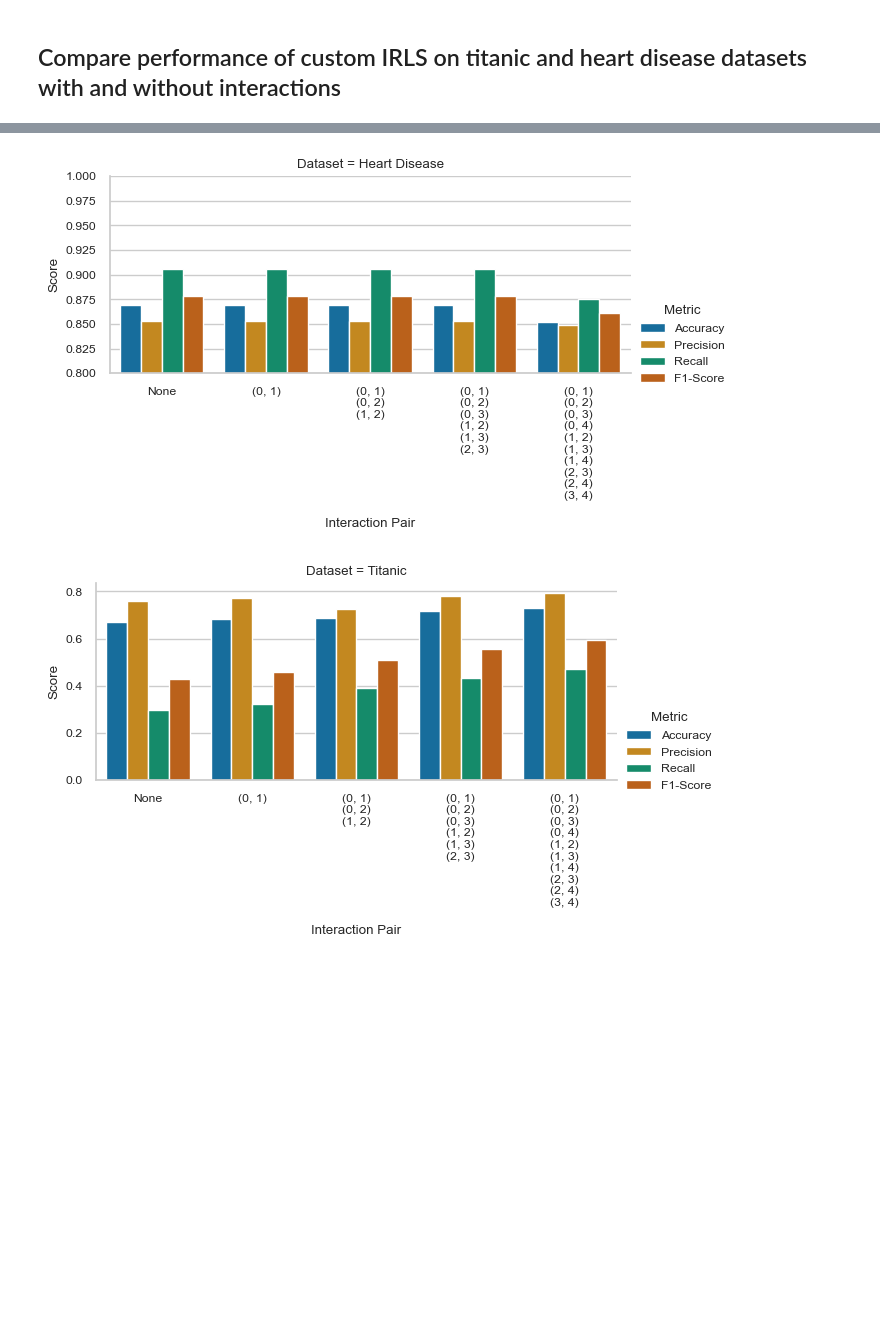
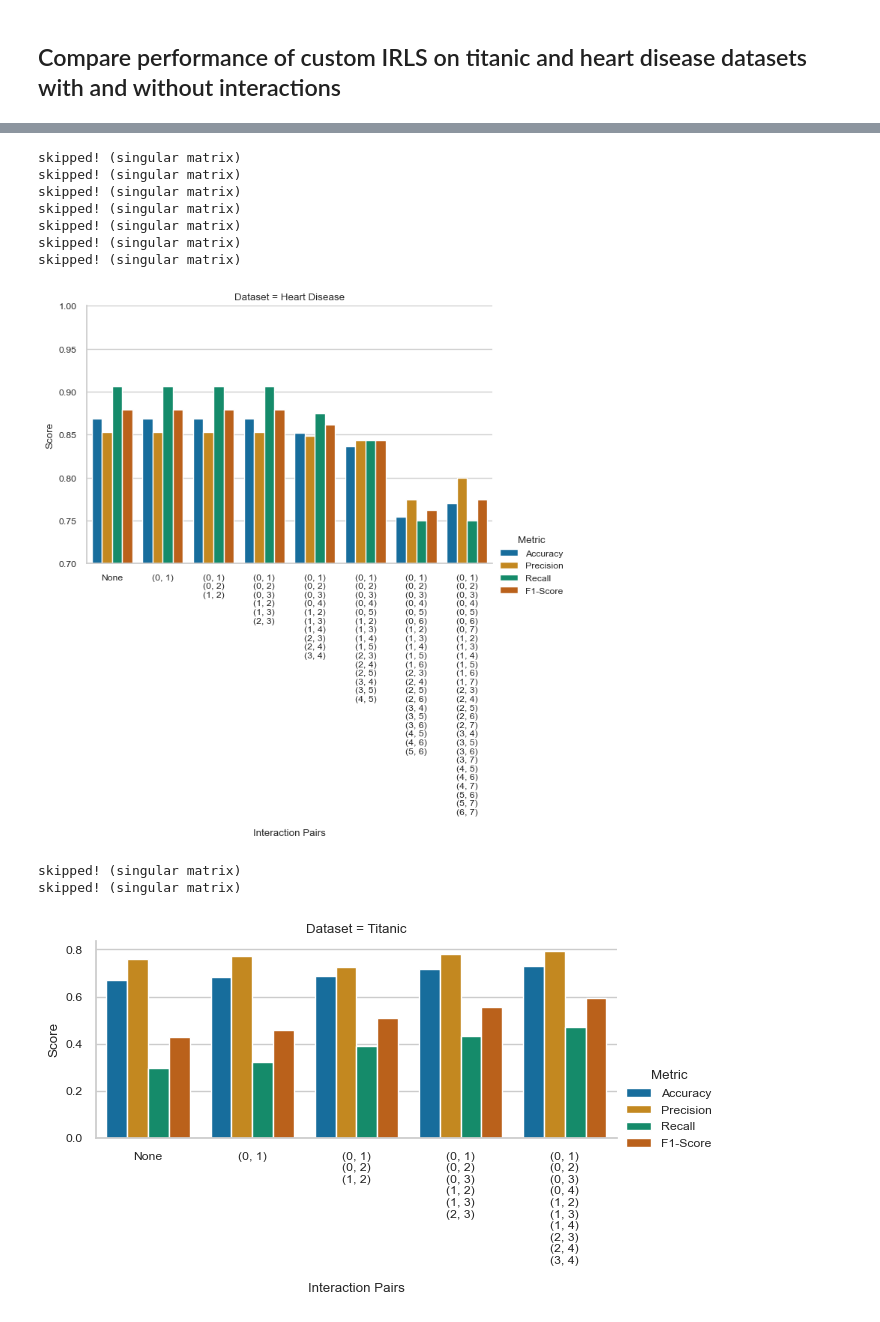
Before and after one commit to Wladeko/aml-project-1, a Jupyter notebook: notebooks/03_real_datasets_experiments.ipynb, the cells around one changed output, grey strips where cells are left out. Cells and saved outputs as stored; diff of their text form; code cells hidden in the pictures; blank space fills up the shorter version.

```diff
--- a/notebooks/03_real_datasets_experiments.ipynb
+++ b/notebooks/03_real_datasets_experiments.ipynb
@@ -165,7 +195,7 @@ import itertools
 
 interaction_pairs_list = []
 
-for i in range(2, 6):
+for i in range(2, 16):
     interaction_pairs = list(itertools.combinations(range(0, i), 2))
     interaction_pairs_list.append(interaction_pairs)
     print(interaction_pairs)
@@ -178,24 +223,27 @@ import numpy as np
 
 np.random.seed(42)
 
-# Create a list of interaction pair names
-interaction_pair_names = [f"Interaction Pair {i}" for i in range(len(interaction_pairs_list))]
+# Create a list of interaction pairs names
+interaction_pair_names = [f"Interaction Pairs {i}" for i in range(len(interaction_pairs_list))]
 
 # Create an empty DataFrame to store the evaluation scores
-scores_df = pd.DataFrame(columns=["Dataset", "Interaction Pair", "Metric", "Score"])
+scores_df = pd.DataFrame(columns=["Dataset", "Interaction Pairs", "Metric", "Score"])
 
 ds1 = (X_train_heart, X_test_heart, y_train_heart, y_test_heart)
 ds2 = (X_train_titanic, X_test_titanic, y_train_titanic, y_test_titanic)
 
-# Loop over each dataset and interaction pair, and evaluate the model
+# Loop over each dataset and interaction pairs, and evaluate the model
 for ds_name, dataset in [("Heart Disease", ds1), ("Titanic", ds2)]:
     for i, interaction_pairs in enumerate(interaction_pairs_list):
         irls_custom = IRLS(interaction_pairs=interaction_pairs, max_iter=1000, tol=1e-6)
 
+        if ds_name == "Titanic" and i > 6:
+            continue
+
         try:
             irls_custom.fit(dataset[0], dataset[2])
         except np.linalg.LinAlgError:
-            print("skipped!")
+            print("skipped! (singular matrix)")
             continue
 
         y_pred = irls_custom.predict(dataset[1]) > 0.5
@@ -210,36 +258,45 @@ for ds_name, dataset in [("Heart Disease", ds1), ("Titanic", ds2)]:
         # remove "[" and "]" from the string
         name = name[1:-1]
         # remove ", " from the string
         name = name.replace(", (", "(")
         name = "None" if not interaction_pairs else name
 
         for metric, score in scores:
             scores_df = scores_df.append(
-                {"Dataset": ds_name, "Interaction Pair": name, "Metric": metric, "Score": score},
+                {"Dataset": ds_name, "Interaction Pairs": name, "Metric": metric, "Score": score},
                 ignore_index=True,
             )
 
     sns.set(font_scale=0.8)  # Decrease font size
     sns.set_style("whitegrid")  # Add white grid lines
     sns.set_palette("colorblind")  # Use colorblind-friendly palette
     aspect_ratio = 1.5  # Adjust aspect ratio to reduce overlap
     g = sns.catplot(
-        x="Interaction Pair",
+        x="Interaction Pairs",
         y="Score",
         hue="Metric",
         col="Dataset",
         data=scores_df,
         kind="bar",
         height=4,
         aspect=aspect_ratio,
     )
 
     if ds_name == "Heart Disease":
-        g.set(ylim=(0.8, 1))
+        g.set(ylim=(0.7, 1))
 
     plt.show()
 
-    scores_df = pd.DataFrame(columns=["Dataset", "Interaction Pair", "Metric", "Score"])
+    scores_df = pd.DataFrame(columns=["Dataset", "Interaction Pairs", "Metric", "Score"])
 # %% [output]
+skipped! (singular matrix)
+skipped! (singular matrix)
+skipped! (singular matrix)
+skipped! (singular matrix)
+skipped! (singular matrix)
+skipped! (singular matrix)
+skipped! (singular matrix)
-[figure, old version]
+[figure, new version]
+skipped! (singular matrix)
+skipped! (singular matrix)
 [figure]
```
Also changed, not shown: parts of 5 cells of this notebook, 2 other files.
